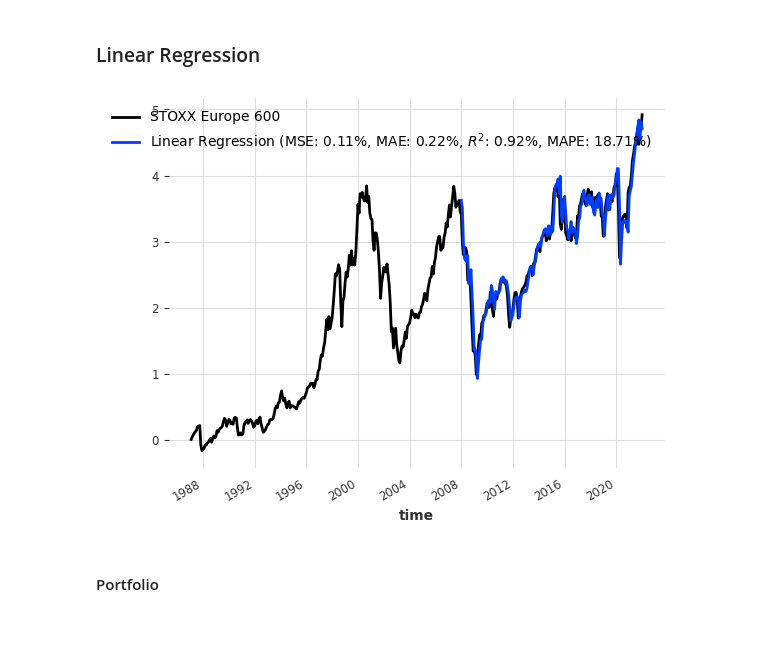
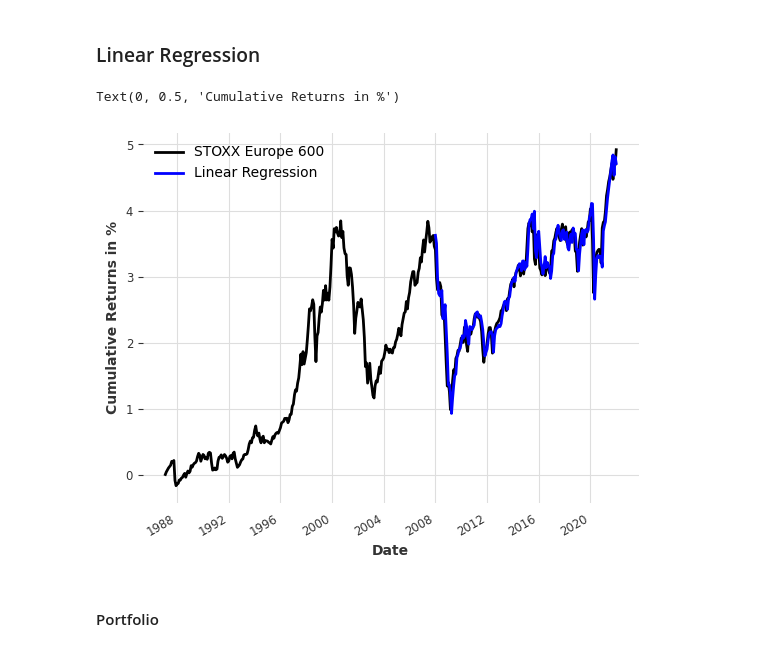
Before and after one commit to Ankru98/masterthesis, a Jupyter notebook: 2_shrinkage_methods.ipynb, the cells around one changed output. Saved outputs shown, nothing was run; the diff lists cells and outputs as text; code cells hidden in the pictures.

```diff
--- a/2_shrinkage_methods.ipynb
+++ b/2_shrinkage_methods.ipynb
@@ -152,10 +152,13 @@ hf1_linear_regression = linear_model_1.historical_forecasts(
 )
 # %%
 # compute historical forecasts that would have been obtained by this model
-cum_returns['STOXX Europe 600'].plot(label='STOXX Europe 600')
-hf1_linear_regression['STOXX Europe 600'].plot(label='Linear Regression (MSE: {:.2f}%, MAE: {:.2f}%, $R^2$: {:.2f}%, MAPE: {:.2f}%)'.format(mse(hf1_linear_regression, cum_returns), mae(hf1_linear_regression, cum_returns), r2_score(hf1_linear_regression, cum_returns), mape(hf1_linear_regression, cum_returns)))
+cum_returns['STOXX Europe 600'].plot(color = 'black', label='STOXX Europe 600')
+hf1_linear_regression['STOXX Europe 600'].plot(color = 'blue', label='Linear Regression')
+plt.xlabel('Date')
+plt.ylabel('Cumulative Returns in %')
 # %% [output]
+Text(0, 0.5, 'Cumulative Returns in %')
-[figure, old version]
+[figure, new version]
 # %% [markdown]
 #### Portfolio
 # %%
```
Also changed, not shown: parts of 7 cells of this notebook, 19 other files.
